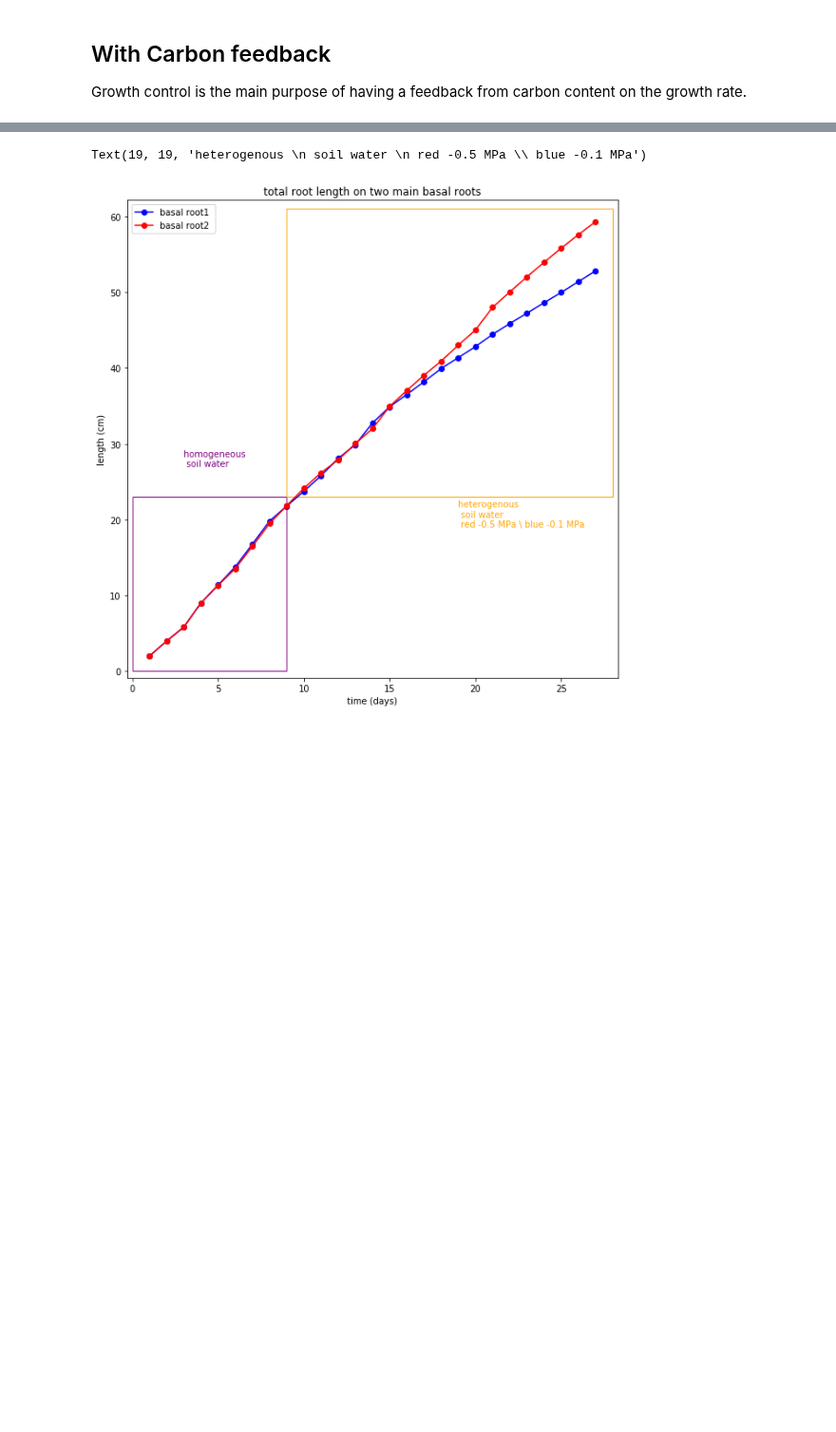
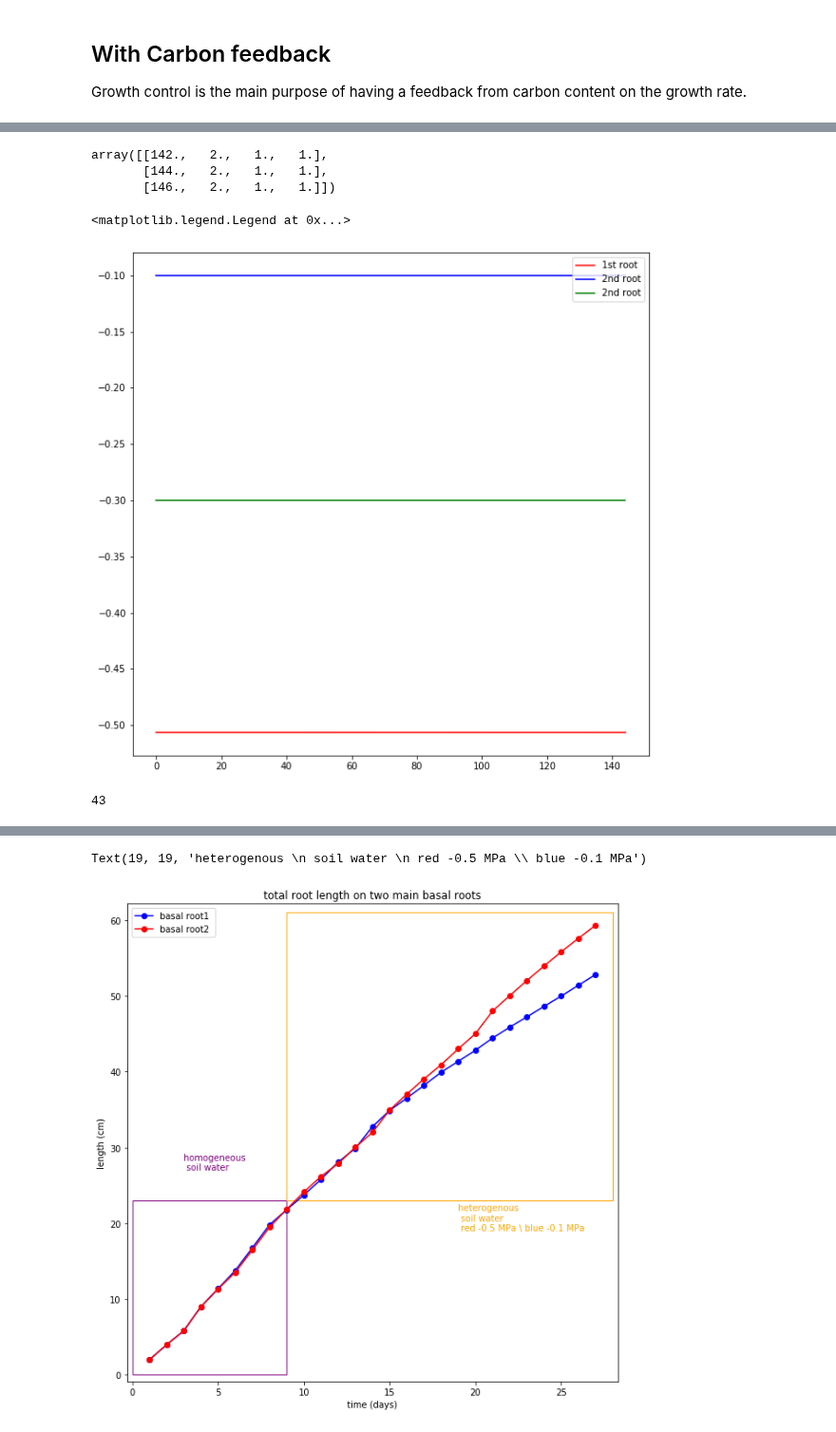
Before and after one commit to Plant-Root-Soil-Interactions-Modelling/CPlantBox, a Jupyter notebook: tutorial/jupyter/NoFB_vs_FB.ipynb, the cells around one changed output, grey strips where cells are left out. Shown at 95% size. Saved outputs shown, nothing was run; the diff lists cells and outputs as text; code cells hidden in the pictures; blank space fills up the shorter version.

Commit message:
adding figures

```diff
--- a/tutorial/jupyter/NoFB_vs_FB.ipynb
+++ b/tutorial/jupyter/NoFB_vs_FB.ipynb
@@ -158,0 +359,16 @@ Soil_water
+# %%
+N1R_node
+# %% [output]
+array([[142.,   2.,   1.,   1.],
+       [144.,   2.,   1.,   1.],
+       [146.,   2.,   1.,   1.]])
+# %%
+f=plt
+
+f.plot(piaf_output["P_Xyl"][:,int(N1R_node[0][0]-1)-1], color = "red", label = "1st root")
+f.plot(piaf_output["P_Xyl"][:,int(N1R_node[1][0]-1)-1], color = "blue", label = "2nd root")
+f.plot(piaf_output["P_Xyl"][:,int(N1R_node[2][0]-1)-1], color = "green", label = "2nd root")
+f.legend()
+# %% [output]
+<matplotlib.legend.Legend at 0x...>
+[figure, added]
@@ -158,0 +384,4 @@ Soil_water
+# %%
+plant.getOrgans()[2].getNumberOfNodes()
+# %% [output]
+43
```
Also changed, not shown: parts of 59 cells of this notebook.
